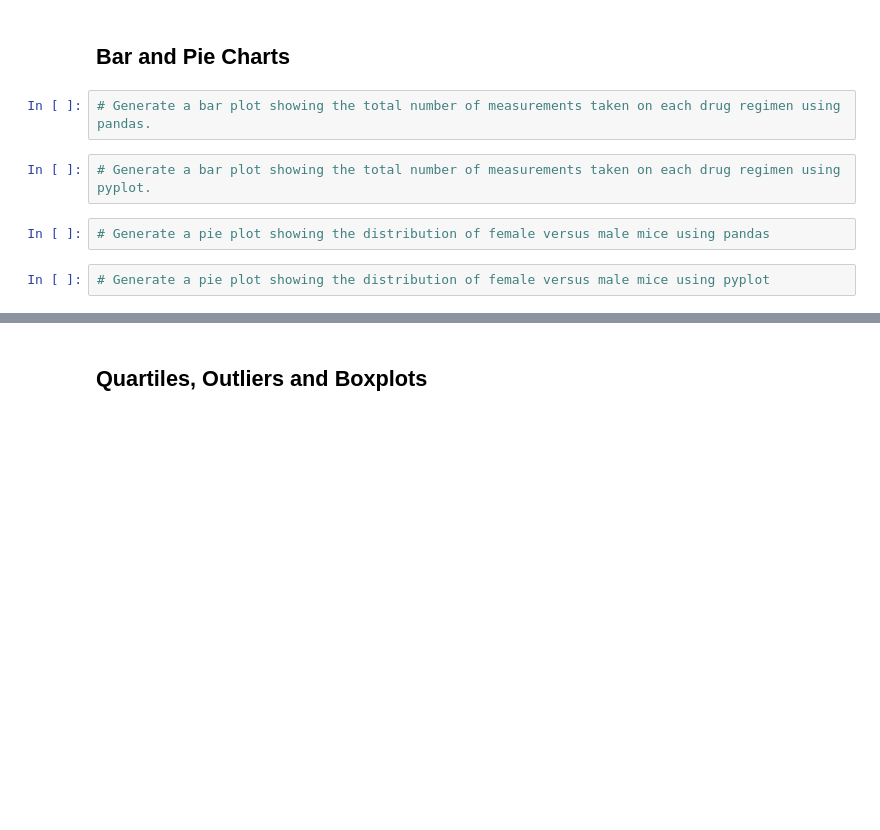
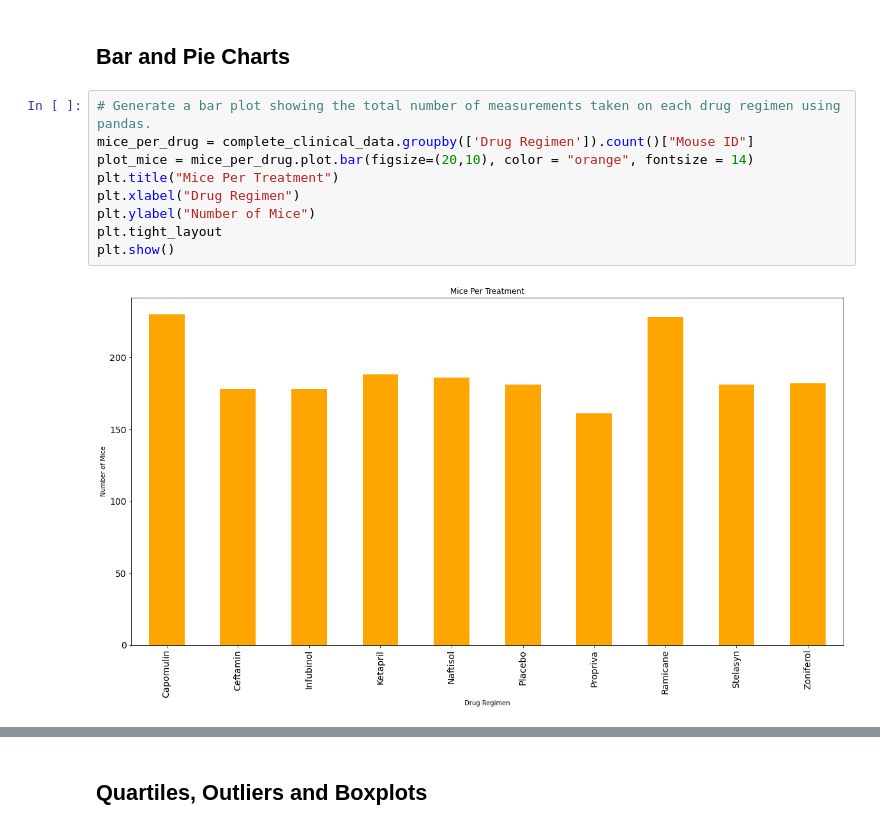
Before and after one commit to ParasAlex/Matplotlib-HW, a Jupyter notebook: MatplotlibHW.ipynb, the cells around one changed output, grey strips where cells are left out. Cells and saved outputs as stored; diff of their text form; blank space fills up the shorter version.

Commit message:
Add files via upload
Chart Work Done

```diff
--- a/MatplotlibHW.ipynb
+++ b/MatplotlibHW.ipynb
@@ -131,9 +146,12 @@ sum_stats_agg_add
 ## Bar and Pie Charts
 # %%
 # Generate a bar plot showing the total number of measurements taken on each drug regimen using pandas.
+mice_per_drug = complete_clinical_data.groupby(['Drug Regimen']).count()["Mouse ID"]
+plot_mice = mice_per_drug.plot.bar(figsize=(20,10), color = "orange", fontsize = 14)
+plt.title("Mice Per Treatment")
+plt.xlabel("Drug Regimen")
+plt.ylabel("Number of Mice")
+plt.tight_layout
+plt.show()
+# %% [output]
+[figure, added]
-# %%
-# Generate a bar plot showing the total number of measurements taken on each drug regimen using pyplot.
-# %%
-# Generate a pie plot showing the distribution of female versus male mice using pandas
-# %%
-# Generate a pie plot showing the distribution of female versus male mice using pyplot
```
Also changed, not shown: parts of 4 cells of this notebook.
